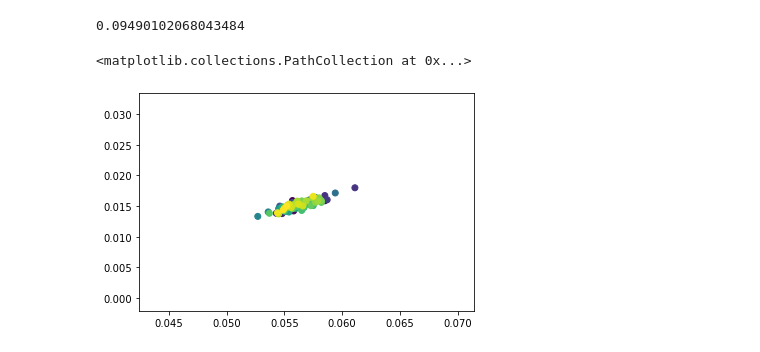
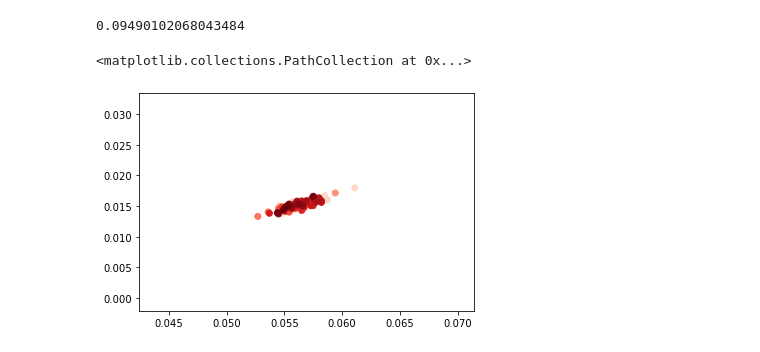
Before and after one commit to fang-helen/Final-Project-FRI, a Jupyter notebook: Final Project FRI.ipynb, the cells around one changed output. Drawn from its saved outputs; the diff is of its cells as text; code cells hidden in the pictures.

```diff
--- a/Final Project FRI.ipynb
+++ b/Final Project FRI.ipynb
@@ -167,7 +167,7 @@ RRave
 # %% [output]
 0.09490102068043484
 # %%
-plt.scatter(avgOfList(porosity), avgOfList(permeability), c = avgOfList(easting))
+plt.scatter(avgOfList(porosity), avgOfList(permeability), c = avgOfList(easting), cmap = "Reds")
 # %% [output]
 <matplotlib.collections.PathCollection at 0x...>
-[figure, old version]
+[figure, new version]
```
